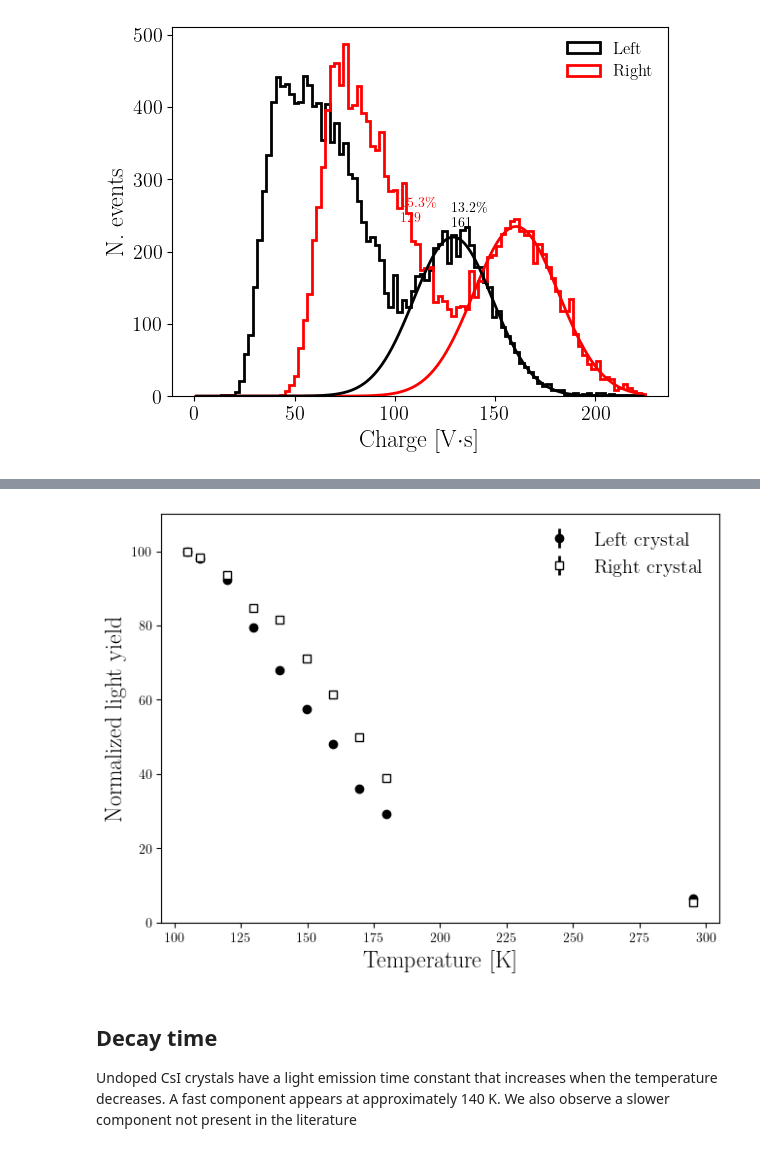
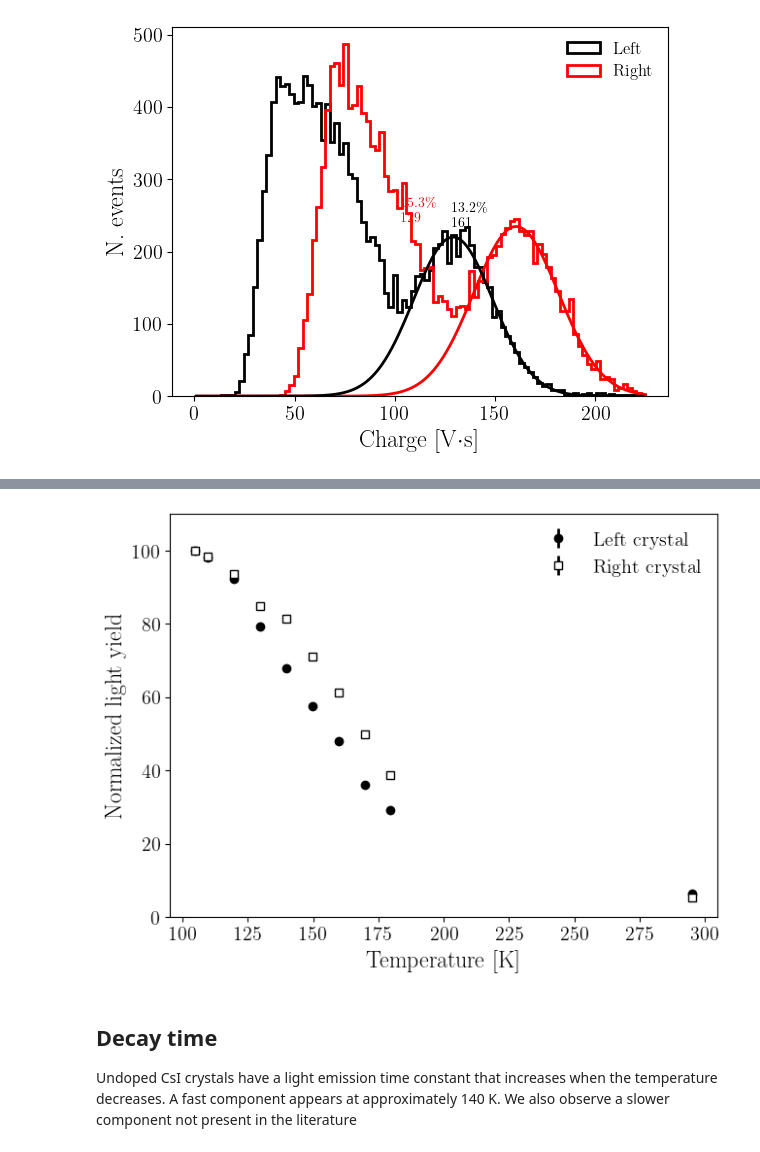
Before and after one commit to ESSDIPC/crysp, a Jupyter notebook: temperature_dependence.ipynb, the cells around one changed output, grey strips where cells are left out. Saved outputs shown, nothing was run; the diff lists cells and outputs as text; code cells hidden in the pictures.

Commit message:
refactor plot code

```diff
--- a/temperature_dependence.ipynb
+++ b/temperature_dependence.ipynb
@@ -7,11 +8,17 @@ from tqdm.notebook import tqdm
 from scipy.optimize import curve_fit
 
 from crysp import crysp
-# %%
-plt.rcParams.update({
-    "font.family": "serif",
-    "text.usetex": True
-})
+# %%
+mpl.rcParams.update({
+    "font.family": "serif",
+    "axes.titlesize": "xx-large",
+    "axes.labelsize": "xx-large",
+    "xtick.labelsize": "x-large",
+    "ytick.labelsize": "x-large",
+    "legend.fontsize": "large",
+    "legend.frameon": False,
+    "text.usetex": True
+})
 # %% [markdown]
 ## Gain dependence
 Here we plot the single photoelectron charge as a function of the temperature. As expected, at a fixed voltage, the SPE charge decreases when the temperature increases, since warming the SiPM means increasing the breakdown voltage.
@@ -110,11 +114,11 @@ for temp in tqdm(temps):
 ... (8 outputs left out)
 # %%
 fig, ax = plt.subplots(1,1, constrained_layout=True)
-ax.errorbar(temps+273.15-3, gains_left, gains_left_err, fmt='ko', label='Left SiPM')
-ax.errorbar(temps+273.15-3, gains_right, gains_right_err, fmt='ks', markerfacecolor='w', label='Right SiPM')
-ax.set_ylabel(f"SPE charge [V$\cdot$s]",fontsize='xx-large')
-ax.tick_params(axis='both', which='major', labelsize='x-large')
-ax.set_xlabel("Temperature [K]", fontsize='xx-large')
-ax.legend(frameon=False, fontsize='x-large')
+temps_label = temps + 273.15-3
+ax.errorbar(temps_label, gains_left, gains_left_err, fmt='ko', label='Left SiPM')
+ax.errorbar(temps_label, gains_right, gains_right_err, fmt='ks', markerfacecolor='w', label='Right SiPM')
+ax.set_ylabel(f"SPE charge [V$\cdot$s]")
+ax.set_xlabel("Temperature [K]")
+ax.legend(frameon=False)
 # %% [output]
 <matplotlib.legend.Legend at 0x...>
@@ -136,7 +140,7 @@ averages_right = []
 times = []
 
 for i,temp in enumerate(tqdm(temps)):
-    time_temp, left_temp, right_temp = crysp.read_file(f"temperature/na22_{abs(temp)}.zip")
+    time_temp, left_temp, right_temp = crysp.read_file(f"data/na22_{abs(temp)}.zip")
     if i == 3:
         fig, ax, average_left, average_right, peak_left, sigma_left, left_err, peak_right, sigma_right, right_err = crysp.plot_spectra(time_temp, right_temp, left_temp, gains_left[i]/880, gains_right[i]/880, starts_left[i], starts_right[i])
     else:
@@ -167,8 +171,8 @@ fig, ax = plt.subplots(1,1,constrained_layout=True)
 ly = np.array(peaks)/np.linspace(0.18, 0.15, len(temps))
 ly_right = np.array(peaks_right)/np.linspace(0.18, 0.15, len(temps))
 
-ax.errorbar(temps+273.15-3, ly/max(ly)*100 , fmt='ko', yerr=np.array(errs)[:,1]/max(ly)*100, label='Left crystal')
-ax.errorbar(temps+273.15-3, ly_right/max(ly_right)*100 , fmt='ks', markerfacecolor='w', yerr=np.array(errs_right)[:,1]/max(ly)*100, label='Right crystal')
+ax.errorbar(temps_label, ly/max(ly)*100 , fmt='ko', yerr=np.array(errs)[:,1]/max(ly)*100, label='Left crystal')
+ax.errorbar(temps_label, ly_right/max(ly_right)*100 , fmt='ks', markerfacecolor='w', yerr=np.array(errs_right)[:,1]/max(ly)*100, label='Right crystal')
 
 ax.set_ylim(0,110)
 ax.set_xlim(95, 305)
@@ -181,4 +185,4 @@ Text(0.5, -1.3885555555555538, 'Temperature [K]')
-[figure, old version]
+[figure, new version]
 # %% [markdown]
 ## Decay time
 Undoped CsI crystals have a light emission time constant that increases when the temperature decreases. A fast component appears at approximately 140 K. We also observe a slower component not present in the literature
```
Also changed, not shown: parts of 6 cells of this notebook, 1 other file.
